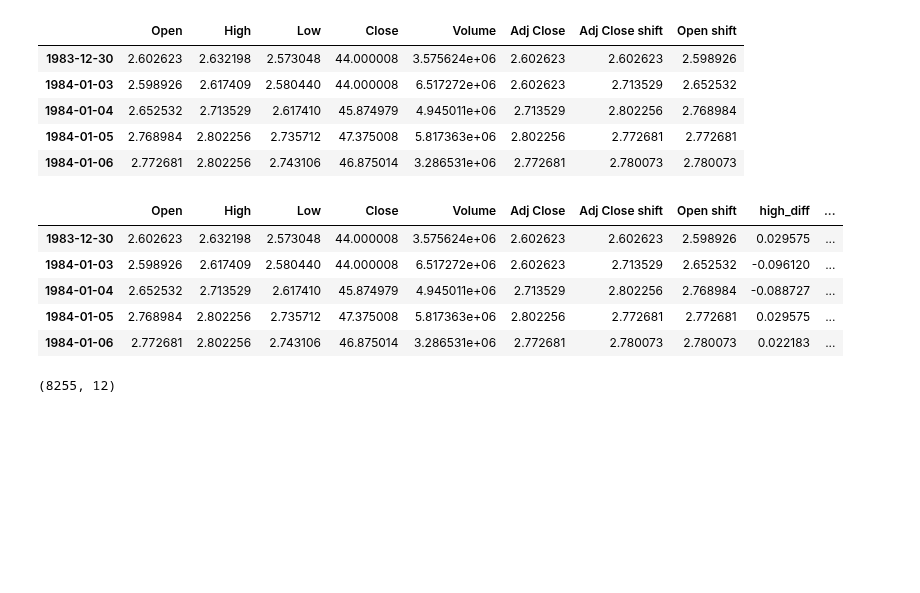
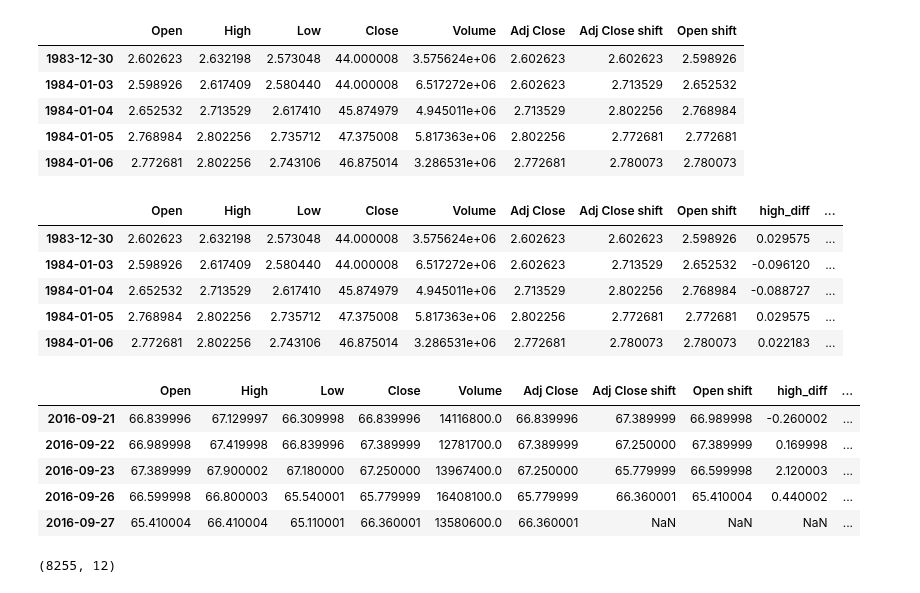
Before and after one commit to savourylie/Stock-Price-Forecaster, a Jupyter notebook: kalman_filter/kalman_filter_prediction.ipynb, the cells around one changed output. Saved outputs shown, nothing was run; the diff lists cells and outputs as text; code cells hidden in the pictures; blank space fills up the shorter version.

```diff
--- a/kalman_filter/kalman_filter_prediction.ipynb
+++ b/kalman_filter/kalman_filter_prediction.ipynb
@@ -449,6 +437,15 @@ adj_jpm.head()
 | 1984-01-04 | 2.652532 | 2.713529 | 2.617410 | 45.874979 | 4.945011e+06 | 2.713529 | 2.802256 | 2.768984 | -0.088727 | ... |
 | 1984-01-05 | 2.768984 | 2.802256 | 2.735712 | 47.375008 | 5.817363e+06 | 2.802256 | 2.772681 | 2.772681 | 0.029575 | ... |
 | 1984-01-06 | 2.772681 | 2.802256 | 2.743106 | 46.875014 | 3.286531e+06 | 2.772681 | 2.780073 | 2.780073 | 0.022183 | ... |
+# %%
+adj_jpm.tail()
+# %% [output]
+|  | Open | High | Low | Close | Volume | Adj Close | Adj Close shift | Open shift | high_diff | ... |
+| 2016-09-21 | 66.839996 | 67.129997 | 66.309998 | 66.839996 | 14116800.0 | 66.839996 | 67.389999 | 66.989998 | -0.260002 | ... |
+| 2016-09-22 | 66.989998 | 67.419998 | 66.839996 | 67.389999 | 12781700.0 | 67.389999 | 67.250000 | 67.389999 | 0.169998 | ... |
+| 2016-09-23 | 67.389999 | 67.900002 | 67.180000 | 67.250000 | 13967400.0 | 67.250000 | 65.779999 | 66.599998 | 2.120003 | ... |
+| 2016-09-26 | 66.599998 | 66.800003 | 65.540001 | 65.779999 | 16408100.0 | 65.779999 | 66.360001 | 65.410004 | 0.440002 | ... |
+| 2016-09-27 | 65.410004 | 66.410004 | 65.110001 | 66.360001 | 13580600.0 | 66.360001 | NaN | NaN | NaN | ... |
 # %%
 adj_jpm.dropna(inplace=True)
 # %%
```
Also changed, not shown: parts of 20 cells of this notebook, 1 other file.
